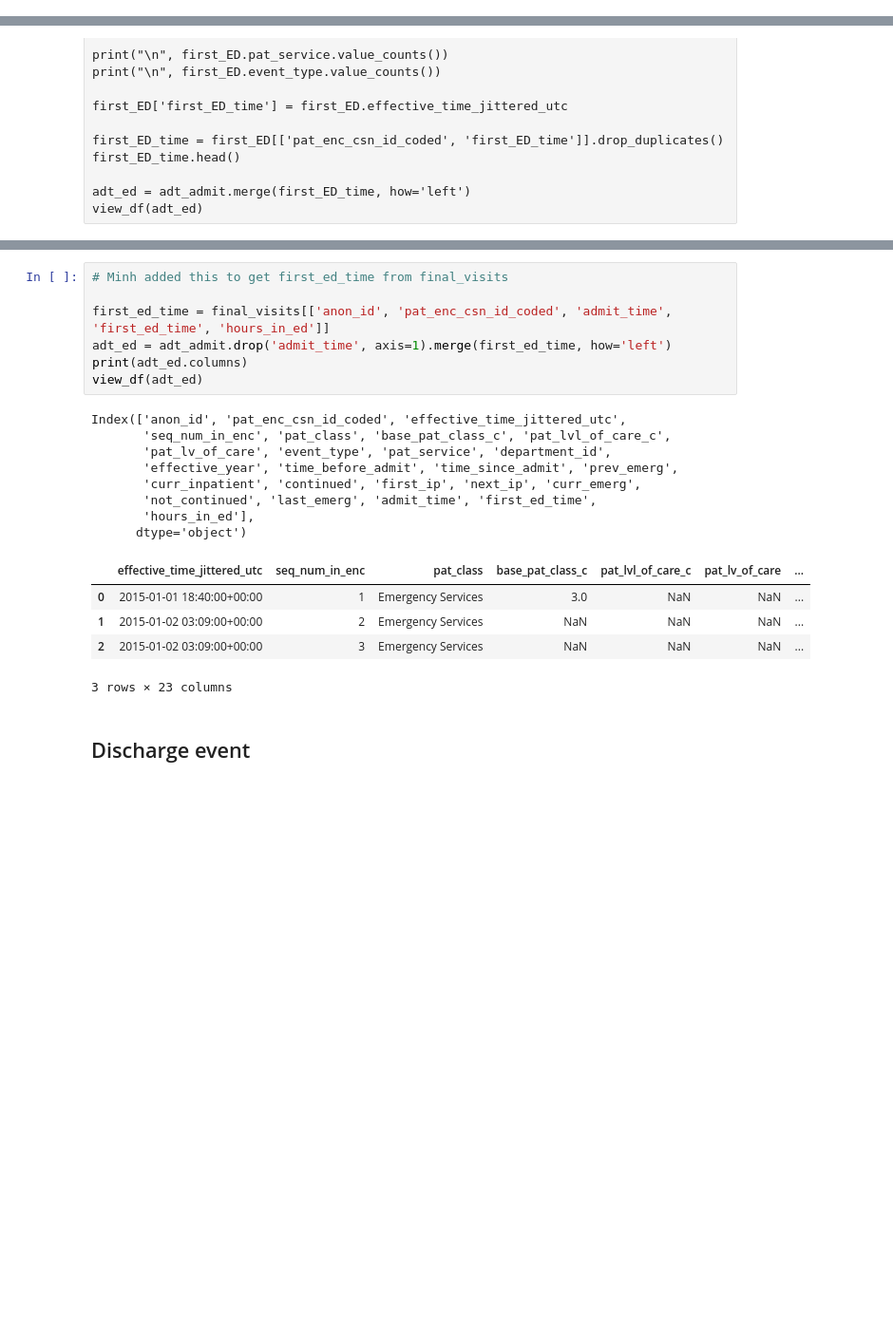
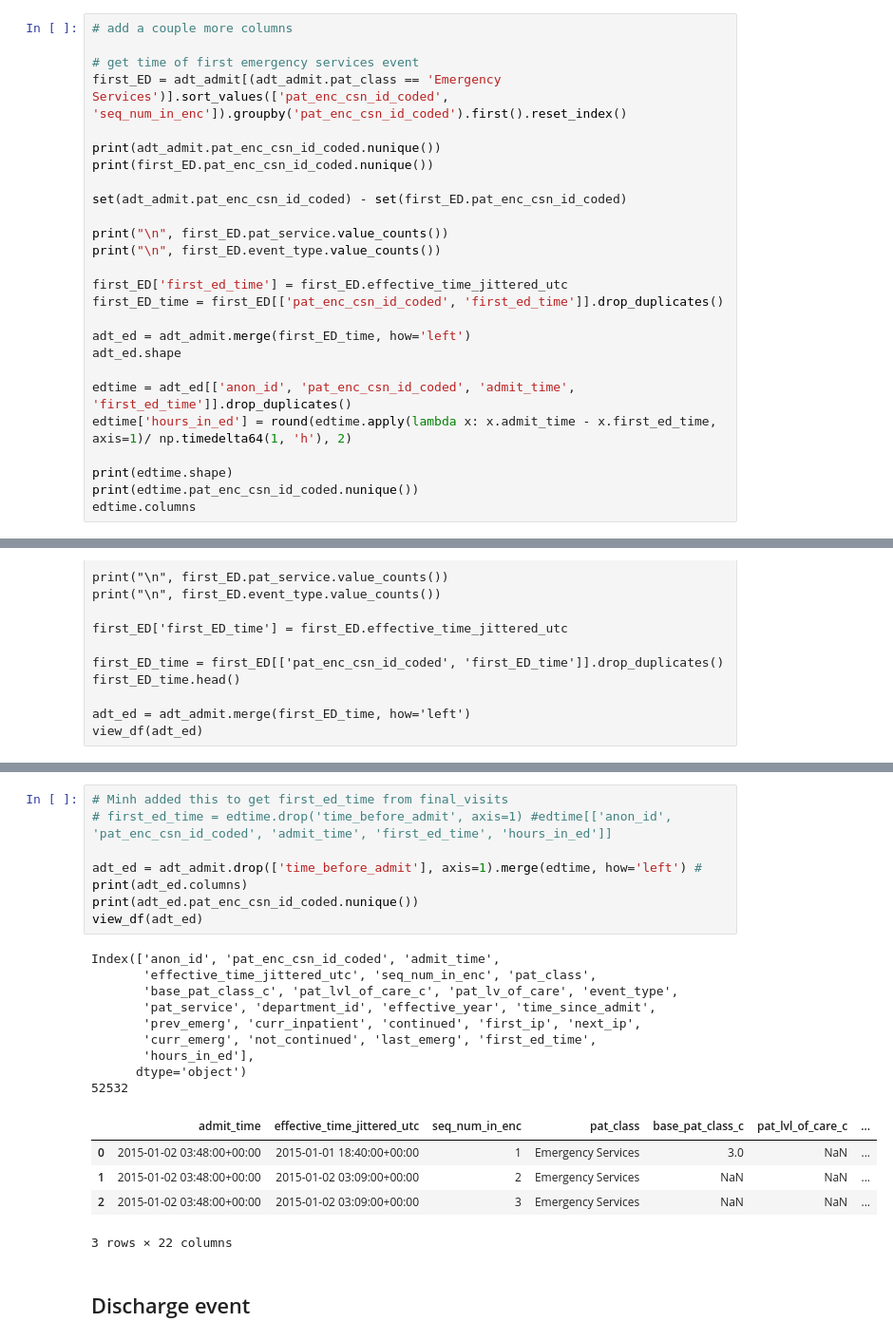
Before and after one commit to Minh084/TDA, a Jupyter notebook: shc2021/9_time_traj_team.ipynb, the cells around one changed output, grey strips where cells are left out. Shown at 95% size. Drawn from its saved outputs; the diff is of its cells as text; blank space fills up the shorter version.

```diff
--- a/shc2021/9_time_traj_team.ipynb
+++ b/shc2021/9_time_traj_team.ipynb
@@ -491,0 +501,26 @@ final_visits.head(3)
+# %%
+# add a couple more columns
+
+# get time of first emergency services event
+first_ED = adt_admit[(adt_admit.pat_class == 'Emergency Services')].sort_values(['pat_enc_csn_id_coded', 'seq_num_in_enc']).groupby('pat_enc_csn_id_coded').first().reset_index()
+
+print(adt_admit.pat_enc_csn_id_coded.nunique())
+print(first_ED.pat_enc_csn_id_coded.nunique())
+
+set(adt_admit.pat_enc_csn_id_coded) - set(first_ED.pat_enc_csn_id_coded)
+
+print("\n", first_ED.pat_service.value_counts())
+print("\n", first_ED.event_type.value_counts())
+
+first_ED['first_ed_time'] = first_ED.effective_time_jittered_utc
+first_ED_time = first_ED[['pat_enc_csn_id_coded', 'first_ed_time']].drop_duplicates()
+
+adt_ed = adt_admit.merge(first_ED_time, how='left')
+adt_ed.shape
+
+edtime = adt_ed[['anon_id', 'pat_enc_csn_id_coded', 'admit_time', 'first_ed_time']].drop_duplicates()
+edtime['hours_in_ed'] = round(edtime.apply(lambda x: x.admit_time - x.first_ed_time, axis=1)/ np.timedelta64(1, 'h'), 2)
+
+print(edtime.shape)
+print(edtime.pat_enc_csn_id_coded.nunique())
+edtime.columns
@@ -919,25 +1009,27 @@ Index(['anon_id', 'pat_enc_csn_id_coded', 'admit_time', 'first_ed_time',
       dtype='object')
 # %%
 # Minh added this to get first_ed_time from final_visits
+# first_ed_time = edtime.drop('time_before_admit', axis=1) #edtime[['anon_id', 'pat_enc_csn_id_coded', 'admit_time', 'first_ed_time', 'hours_in_ed']]
 
-first_ed_time = final_visits[['anon_id', 'pat_enc_csn_id_coded', 'admit_time', 'first_ed_time', 'hours_in_ed']]
-adt_ed = adt_admit.drop('admit_time', axis=1).merge(first_ed_time, how='left')
+adt_ed = adt_admit.drop(['time_before_admit'], axis=1).merge(edtime, how='left') #
 print(adt_ed.columns)
+print(adt_ed.pat_enc_csn_id_coded.nunique())
 view_df(adt_ed)
 # %% [output]
-Index(['anon_id', 'pat_enc_csn_id_coded', 'effective_time_jittered_utc',
-       'seq_num_in_enc', 'pat_class', 'base_pat_class_c', 'pat_lvl_of_care_c',
-       'pat_lv_of_care', 'event_type', 'pat_service', 'department_id',
-       'effective_year', 'time_before_admit', 'time_since_admit', 'prev_emerg',
-       'curr_inpatient', 'continued', 'first_ip', 'next_ip', 'curr_emerg',
-       'not_continued', 'last_emerg', 'admit_time', 'first_ed_time',
+Index(['anon_id', 'pat_enc_csn_id_coded', 'admit_time',
+       'effective_time_jittered_utc', 'seq_num_in_enc', 'pat_class',
+       'base_pat_class_c', 'pat_lvl_of_care_c', 'pat_lv_of_care', 'event_type',
+       'pat_service', 'department_id', 'effective_year', 'time_since_admit',
+       'prev_emerg', 'curr_inpatient', 'continued', 'first_ip', 'next_ip',
+       'curr_emerg', 'not_continued', 'last_emerg', 'first_ed_time',
        'hours_in_ed'],
       dtype='object')
+52532
-|  | effective_time_jittered_utc | seq_num_in_enc | pat_class | base_pat_class_c | pat_lvl_of_care_c | pat_lv_of_care | ... |
-| 0 | 2015-01-01 18:40:00+00:00 | 1 | Emergency Services | 3.0 | NaN | NaN | ... |
-| 1 | 2015-01-02 03:09:00+00:00 | 2 | Emergency Services | NaN | NaN | NaN | ... |
-| 2 | 2015-01-02 03:09:00+00:00 | 3 | Emergency Services | NaN | NaN | NaN | ... |
+|  | admit_time | effective_time_jittered_utc | seq_num_in_enc | pat_class | base_pat_class_c | pat_lvl_of_care_c | ... |
+| 0 | 2015-01-02 03:48:00+00:00 | 2015-01-01 18:40:00+00:00 | 1 | Emergency Services | 3.0 | NaN | ... |
+| 1 | 2015-01-02 03:48:00+00:00 | 2015-01-02 03:09:00+00:00 | 2 | Emergency Services | NaN | NaN | ... |
+| 2 | 2015-01-02 03:48:00+00:00 | 2015-01-02 03:09:00+00:00 | 3 | Emergency Services | NaN | NaN | ... |
-3 rows × 23 columns
+3 rows × 22 columns
 # %% [markdown]
 ## Discharge event
 # %%
```
Also changed, not shown: parts of 69 cells of this notebook, 4 other files.
